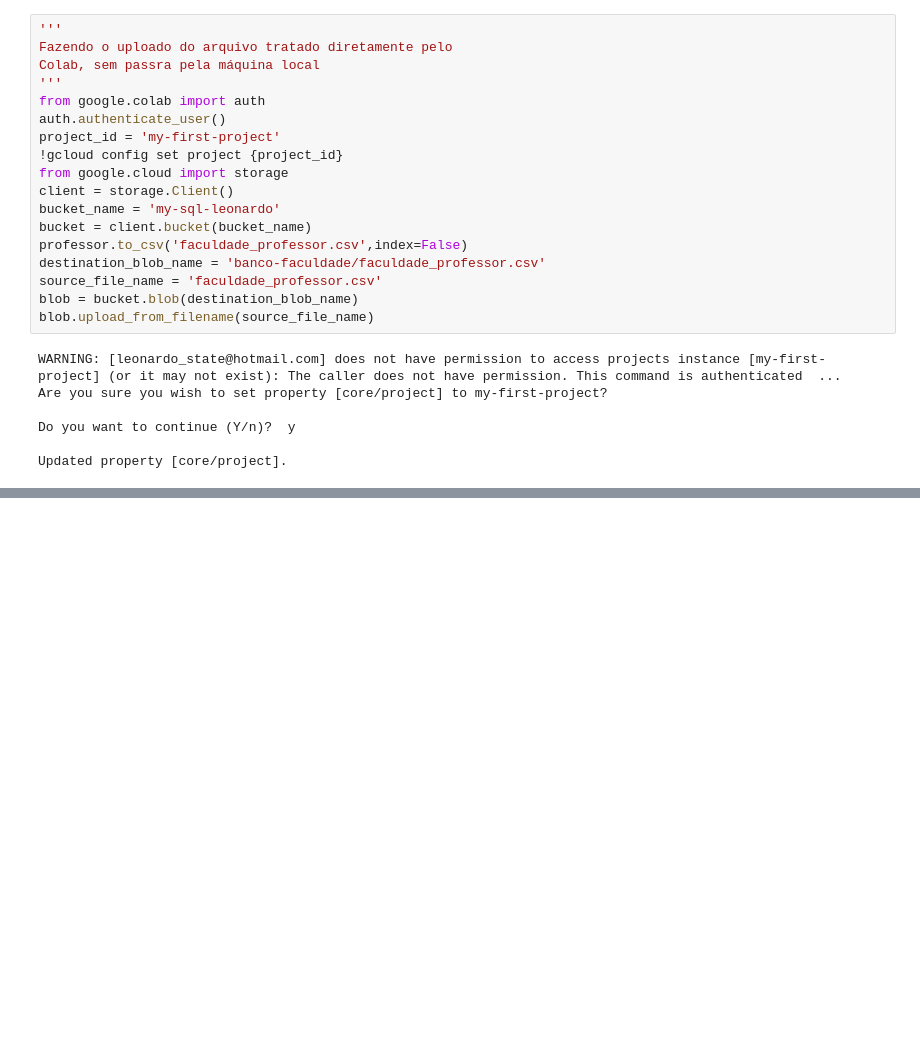
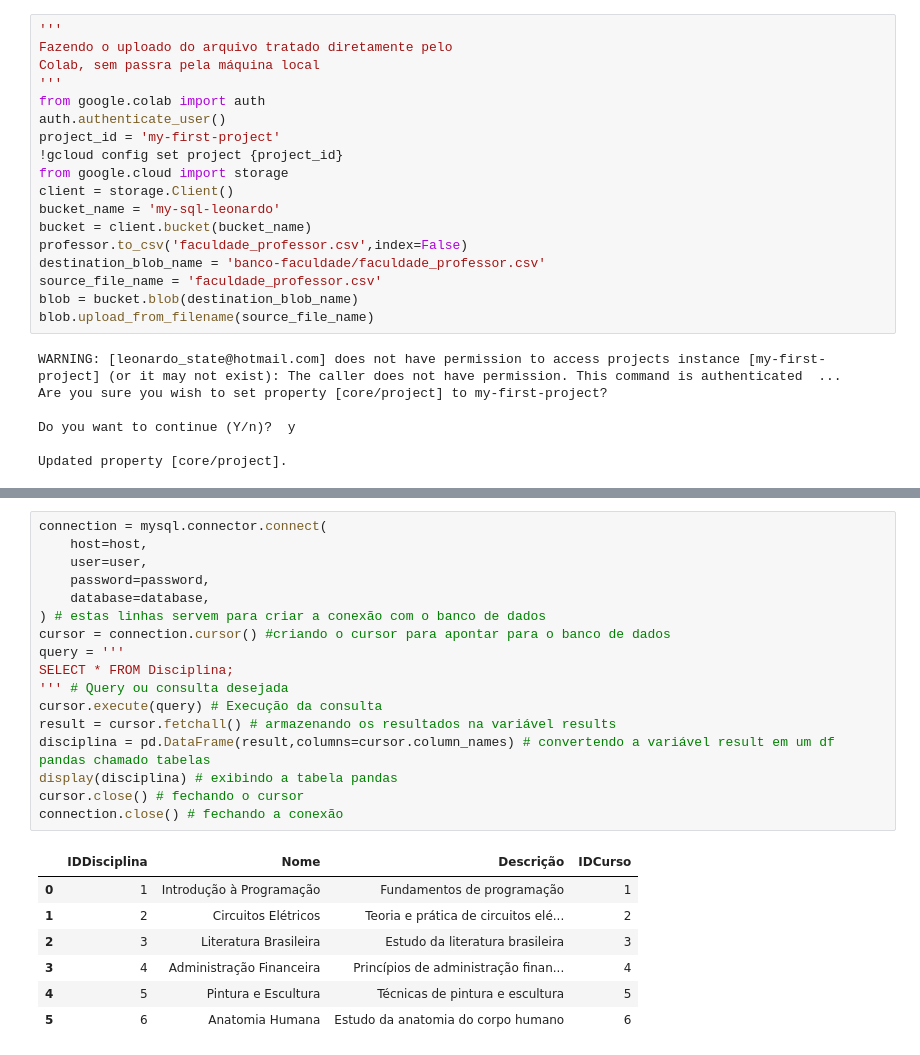
Before and after one commit to leonardo69-code/Python---Banco-de-Dados, a Jupyter notebook: conexão_faculdade_leo.ipynb, the cells around one changed output, grey strips where cells are left out. Cells and saved outputs as stored; diff of their text form; blank space fills up the shorter version.

```diff
--- a/conexão_faculdade_leo.ipynb
+++ b/conexão_faculdade_leo.ipynb
@@ -305,0 +356,25 @@ Updated property [core/project].
+# %%
+connection = mysql.connector.connect(
+    host=host,
+    user=user,
+    password=password,
+    database=database,
+) # estas linhas servem para criar a conexão com o banco de dados
+cursor = connection.cursor() #criando o cursor para apontar para o banco de dados
+query = '''
+SELECT * FROM Disciplina;
+''' # Query ou consulta desejada
+cursor.execute(query) # Execução da consulta
+result = cursor.fetchall() # armazenando os resultados na variável results
+disciplina = pd.DataFrame(result,columns=cursor.column_names) # convertendo a variável result em um df pandas chamado tabelas
+display(disciplina) # exibindo a tabela pandas
+cursor.close() # fechando o cursor
+connection.close() # fechando a conexão
+# %% [output]
+|  | IDDisciplina | Nome | Descrição | IDCurso |
+| 0 | 1 | Introdução à Programação | Fundamentos de programação | 1 |
+| 1 | 2 | Circuitos Elétricos | Teoria e prática de circuitos elé... | 2 |
+| 2 | 3 | Literatura Brasileira | Estudo da literatura brasileira | 3 |
+| 3 | 4 | Administração Financeira | Princípios de administração finan... | 4 |
+| 4 | 5 | Pintura e Escultura | Técnicas de pintura e escultura | 5 |
+| 5 | 6 | Anatomia Humana | Estudo da anatomia do corpo humano | 6 |
```
Also changed, not shown: parts of 3 cells of this notebook.
